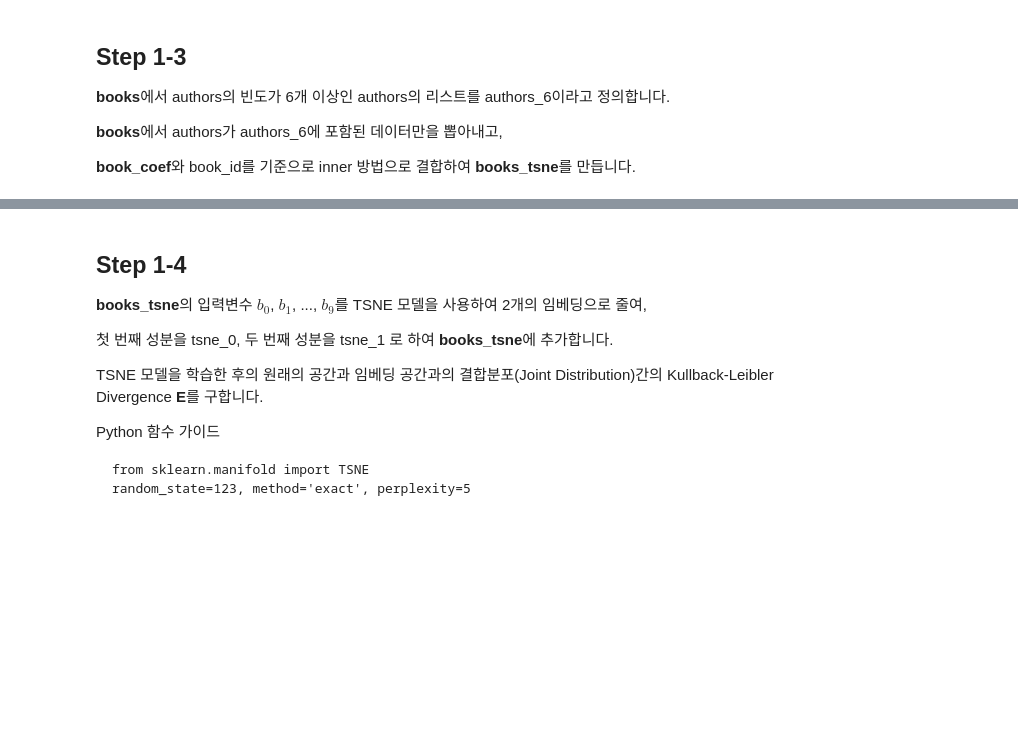
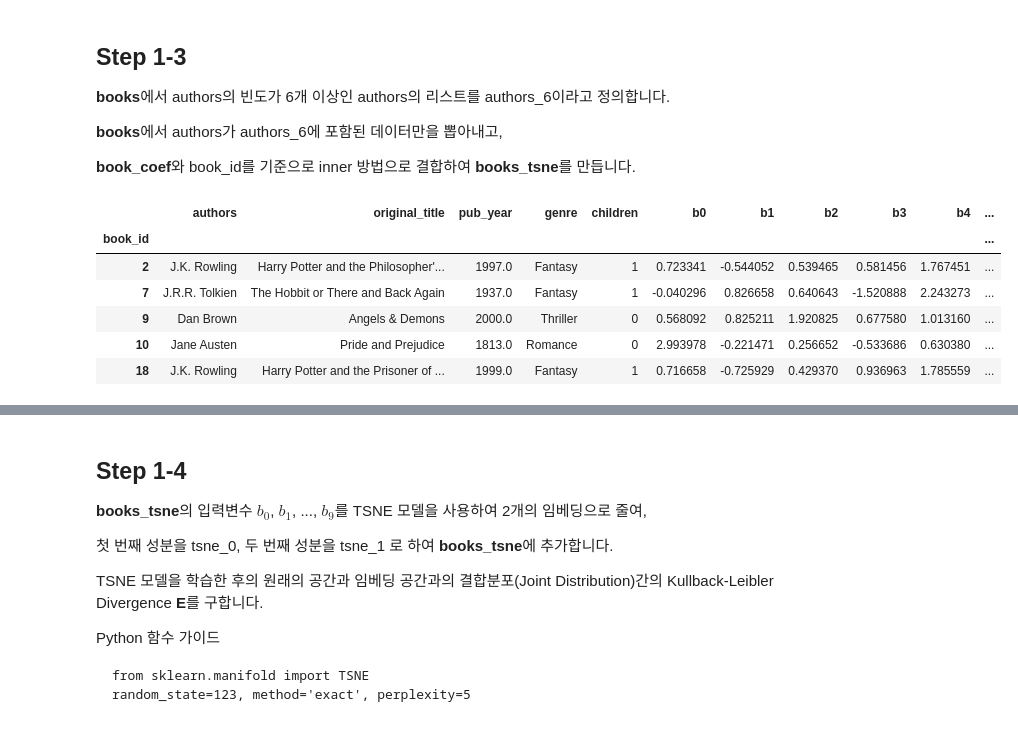
Before and after one commit to sunkusun9/DS_prob1_2510, a Jupyter notebook: prob_solution.ipynb, the cells around one changed output, grey strips where cells are left out. Cells and saved outputs as stored; diff of their text form; code cells hidden in the pictures; blank space fills up the shorter version.

```diff
--- a/prob_solution.ipynb
+++ b/prob_solution.ipynb
@@ -815,3 +821,19 @@ dtype: float64
 **books**에서 authors가 authors_6에 포함된 데이터만을 뽑아내고,
 
 **book_coef**와 book_id를 기준으로 inner 방법으로 결합하여 **books_tsne**를 만듭니다.
+# %%
+authors_6 = df_books['authors'].value_counts().pipe(
+    lambda x: x.loc[x >=6]
+).index.tolist()
+df_books_tsne = df_books.loc[
+    df_books['authors'].isin(authors_6)
+].join(df_book_coef, how = 'inner')
+df_books_tsne.head()
+# %% [output]
+|  | authors | original_title | pub_year | genre | children | b0 | b1 | b2 | b3 | b4 | ... |
+| book_id |  |  |  |  |  |  |  |  |  |  | ... |
+| 2 | J.K. Rowling | Harry Potter and the Philosopher'... | 1997.0 | Fantasy | 1 | 0.723341 | -0.544052 | 0.539465 | 0.581456 | 1.767451 | ... |
+| 7 | J.R.R. Tolkien | The Hobbit or There and Back Again | 1937.0 | Fantasy | 1 | -0.040296 | 0.826658 | 0.640643 | -1.520888 | 2.243273 | ... |
+| 9 | Dan Brown | Angels & Demons | 2000.0 | Thriller | 0 | 0.568092 | 0.825211 | 1.920825 | 0.677580 | 1.013160 | ... |
+| 10 | Jane Austen | Pride and Prejudice | 1813.0 | Romance | 0 | 2.993978 | -0.221471 | 0.256652 | -0.533686 | 0.630380 | ... |
+| 18 | J.K. Rowling | Harry Potter and the Prisoner of ... | 1999.0 | Fantasy | 1 | 0.716658 | -0.725929 | 0.429370 | 0.936963 | 1.785559 | ... |
```
Also changed, not shown: parts of 13 cells of this notebook.
